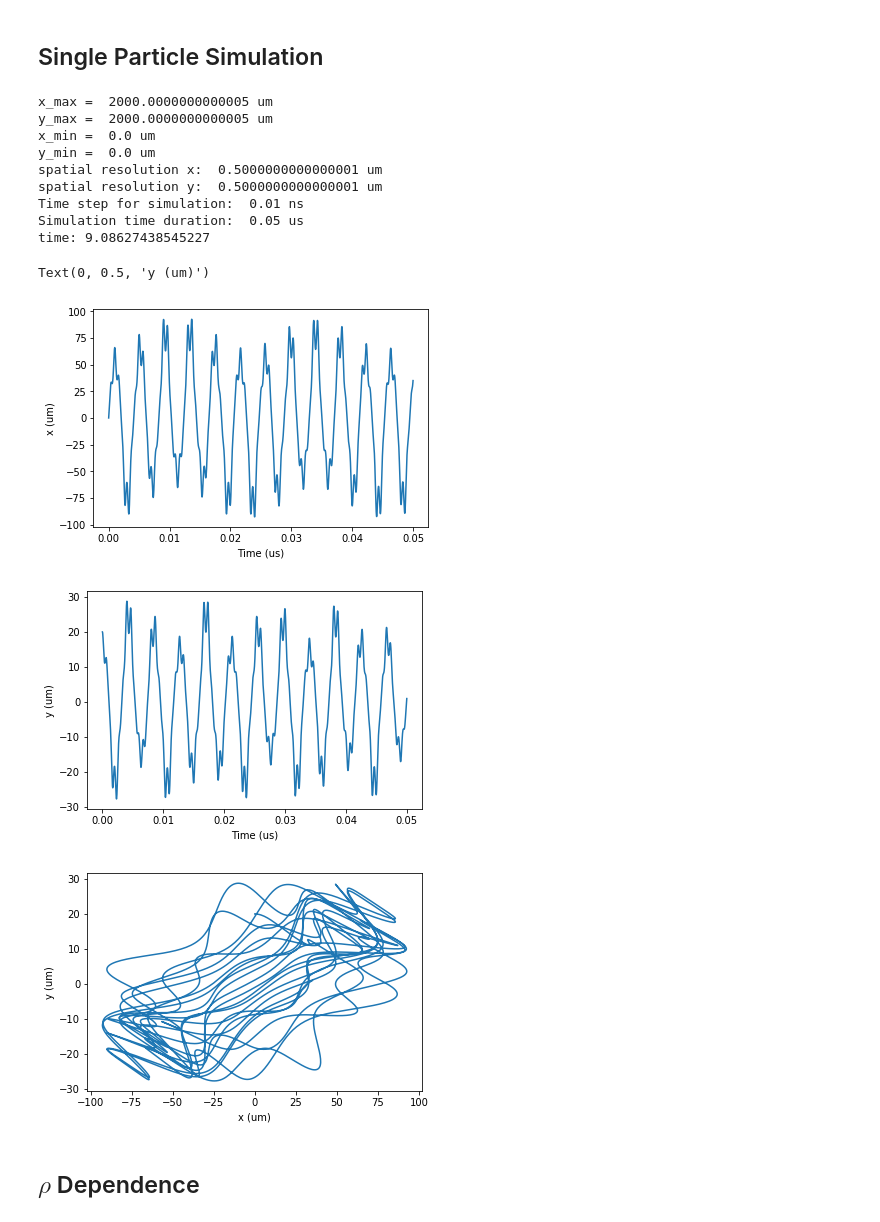
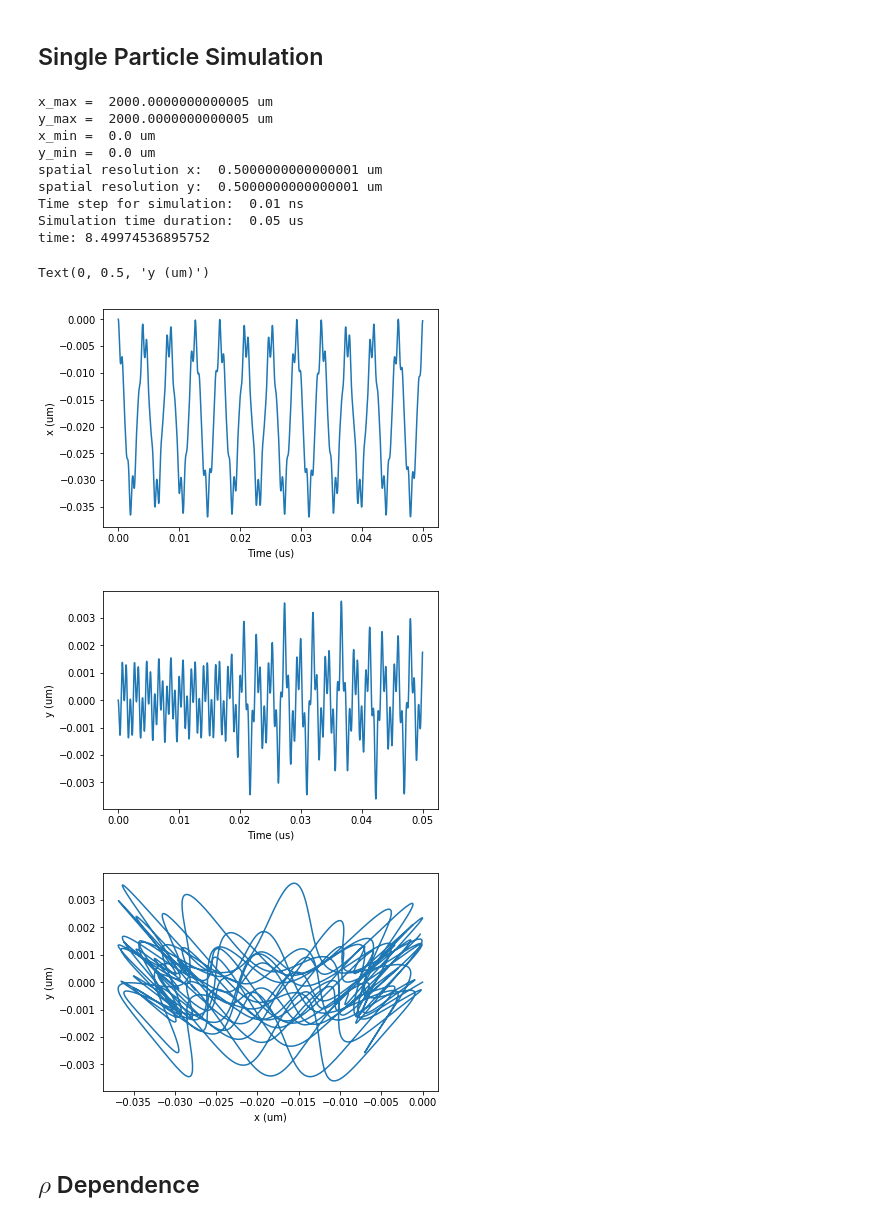
Before and after one commit to HaeffnerLab/Electron-Trap-Design-Testing, a Jupyter notebook: 500nm_quarter_sim1.ipynb, the cells around one changed output. Saved outputs shown, nothing was run; the diff lists cells and outputs as text; code cells hidden in the pictures.

```diff
--- a/500nm_quarter_sim1.ipynb
+++ b/500nm_quarter_sim1.ipynb
@@ -235,9 +235,10 @@ dt = 1.0e-11 #s
 t_max = 5.0e-8 # maximum time duration of the simulation
 
 T = 300.0 # kelvin
-rou = 20.0e-6 # distance from initial position to the trap center
+rou = 0.0 # distance from initial position to the trap center
 phi = np.pi/2 # direction of initial position vector
-v = np.sqrt(2*kB*T/m) #speed
+#v = np.sqrt(2*kB*T/m) #speed
+v = 0.0
 theta = 0.0 # direction of initial velocity
 
 electron_pos=np.array([rou*np.cos(phi), rou*np.sin(phi)])
@@ -271,37 +272,37 @@ print("spatial resolution x: ", dx*1.0e6, "um")
 print("spatial resolution y: ", dy*1.0e6, "um")
 print("Time step for simulation: ", dt*1.0e9, "ns")
 print("Simulation time duration: ", round(t*1.0e6, 3), "us")
 end = time.time()
 print("time:", end-start)
 
 plt.figure()
 plt.plot(t_s*1.0e6, x_traj*1.0e6)
 plt.xlabel("Time (us)")
 plt.ylabel("x (um)")
 
 plt.figure()
 plt.plot(t_s*1.0e6, y_traj*1.0e6)
 plt.xlabel("Time (us)")
 plt.ylabel("y (um)")
 
 plt.figure()
 plt.plot(x_traj*1.0e6, y_traj*1.0e6)
 plt.xlabel("x (um)")
 plt.ylabel("y (um)")
 # %% [output]
 x_max =  2000.0000000000005 um
 y_max =  2000.0000000000005 um
 x_min =  0.0 um
 y_min =  0.0 um
 spatial resolution x:  0.5000000000000001 um
 spatial resolution y:  0.5000000000000001 um
 Time step for simulation:  0.01 ns
 Simulation time duration:  0.05 us
-time: 9.08627438545227
+time: 8.49974536895752
 Text(0, 0.5, 'y (um)')
-[figure, old version]
+[figure, new version]
-[figure, old version]
+[figure, new version]
-[figure, old version]
+[figure, new version]
 # %% [markdown]
 ## $\rho$ Dependence
 # %%
```
